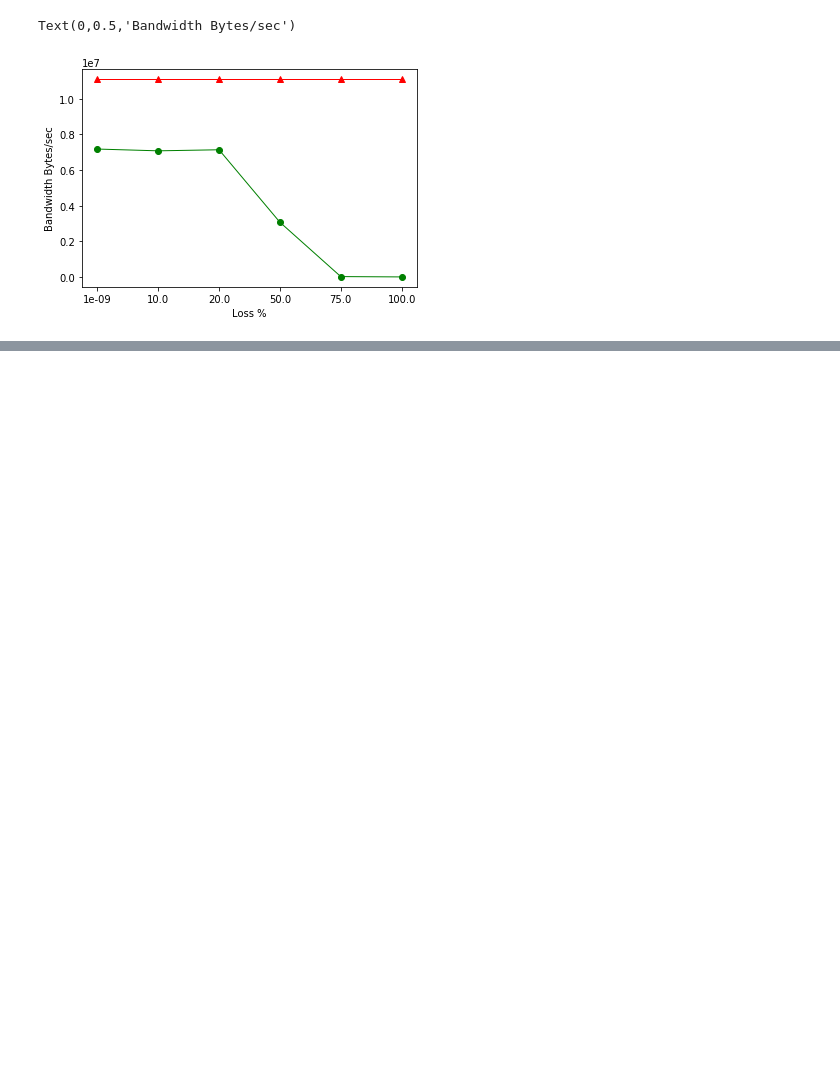
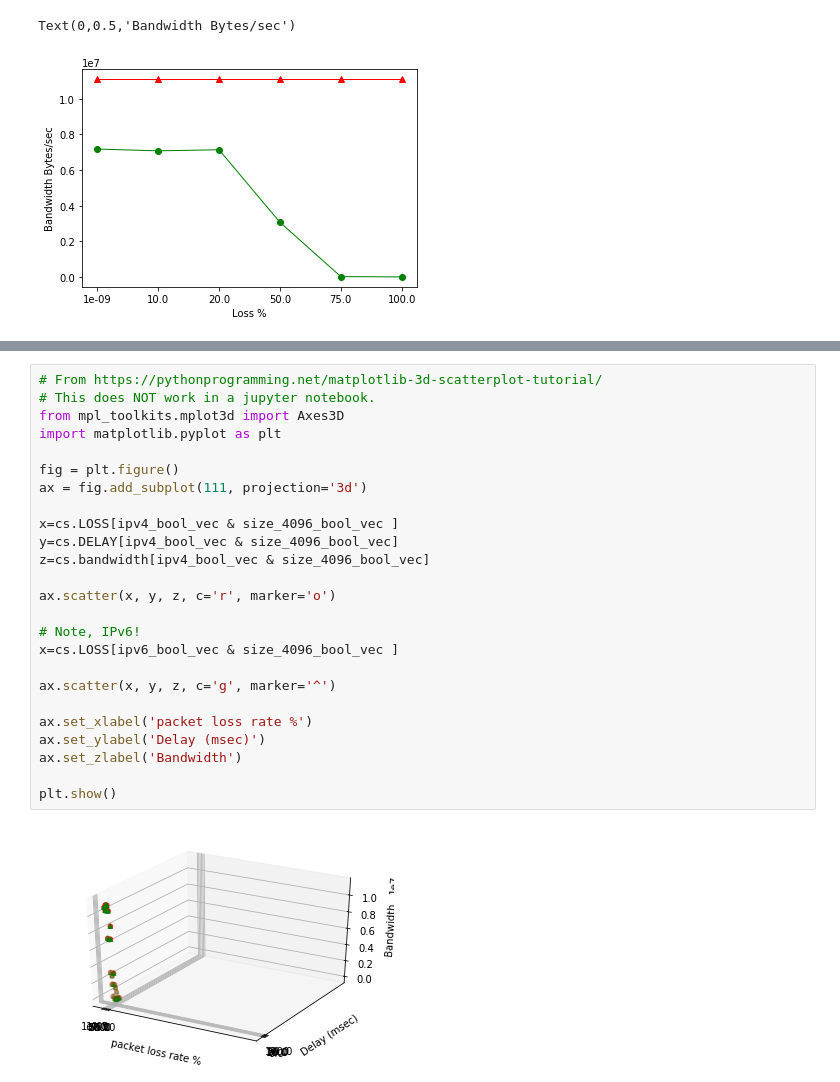
Before and after one commit to jeffsilverm/presentation, a Jupyter notebook: SeaGL-2018/Plotting_the_results_of_measure2.sh.ipynb, the cells around one changed output, grey strips where cells are left out. Saved outputs shown, nothing was run; the diff lists cells and outputs as text; blank space fills up the shorter version.

Commit message:
Have several 2Dplots working, added a 3D scatter plot that doesn't work in a notebook

```diff
--- a/SeaGL-2018/Plotting_the_results_of_measure2.sh.ipynb
+++ b/SeaGL-2018/Plotting_the_results_of_measure2.sh.ipynb
@@ -200,3 +183,30 @@ Name: SIZE, Length: 180, dtype: object
+# %%
+# From https://pythonprogramming.net/matplotlib-3d-scatterplot-tutorial/
+# This does NOT work in a jupyter notebook.
+from mpl_toolkits.mplot3d import Axes3D
+import matplotlib.pyplot as plt
+
+fig = plt.figure()
+ax = fig.add_subplot(111, projection='3d')
+
+x=cs.LOSS[ipv4_bool_vec & size_4096_bool_vec ]
+y=cs.DELAY[ipv4_bool_vec & size_4096_bool_vec]
+z=cs.bandwidth[ipv4_bool_vec & size_4096_bool_vec]
+
+ax.scatter(x, y, z, c='r', marker='o')
+
+# Note, IPv6!
+x=cs.LOSS[ipv6_bool_vec & size_4096_bool_vec ]
+
+ax.scatter(x, y, z, c='g', marker='^')
+
+ax.set_xlabel('packet loss rate %')
+ax.set_ylabel('Delay (msec)')
+ax.set_zlabel('Bandwidth')
+
+plt.show()
+# %% [output]
+[figure, added]
 # %%
 import matplotlib.pyplot as plt
 plt.plot(cs.LOSS[(cs['PROTOCOL']=='IPv4')],cs.bandwidth[(cs['PROTOCOL']=='IPv4')])
```
Also changed, not shown: parts of 6 cells of this notebook.
